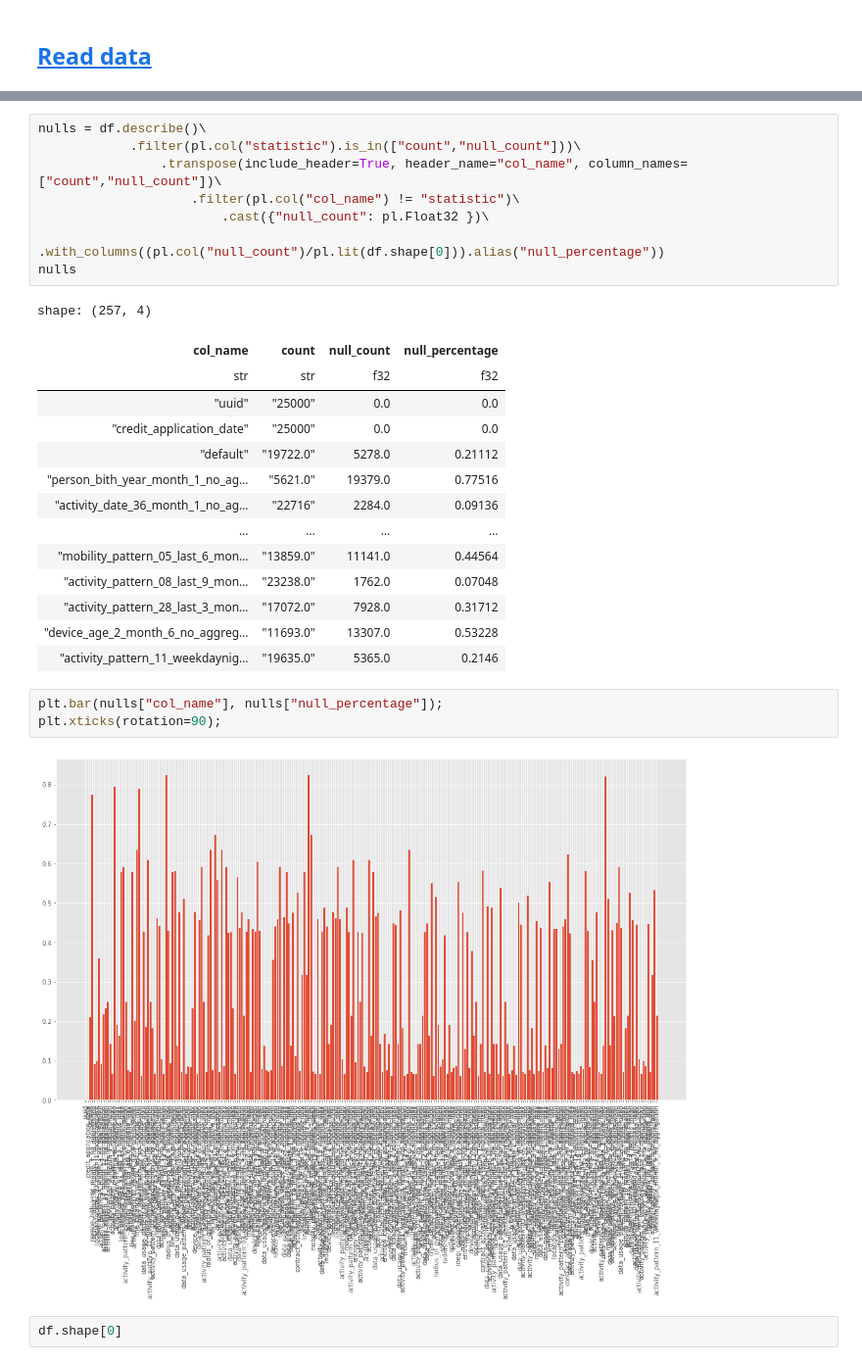
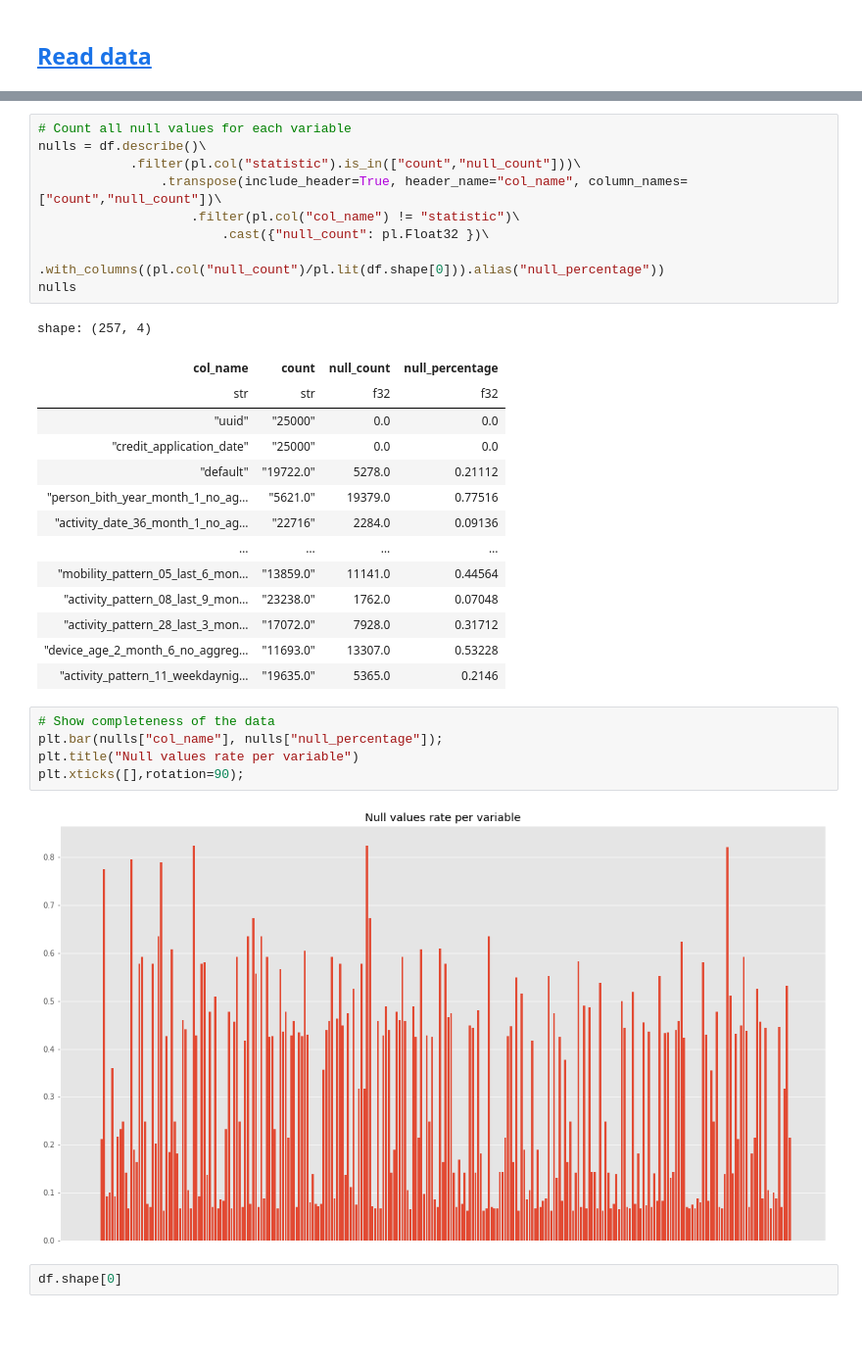
Before and after one commit to Rodma-BR/Loan-default-prediction, a Jupyter notebook: notebooks/EDA.ipynb, the cells around one changed output, grey strips where cells are left out. Shown: that part at 98% size. Cells and saved outputs as stored; diff of their text form; blank space fills up the shorter version.

Commit message:
Add comments and plot titles

```diff
--- a/notebooks/EDA.ipynb
+++ b/notebooks/EDA.ipynb
@@ -150,4 +136,5 @@ shape: (9, 258)
 # %%
+# Count all null values for each variable
 nulls = df.describe()\
             .filter(pl.col("statistic").is_in(["count","null_count"]))\
                 .transpose(include_header=True, header_name="col_name", column_names=["count","null_count"])\
@@ -171,10 +158,12 @@ shape: (257, 4)
 | "device_age_2_month_6_no_aggreg… | "11693.0" | 13307.0 | 0.53228 |
 | "activity_pattern_11_weekdaynig… | "19635.0" | 5365.0 | 0.2146 |
 # %%
+# Show completeness of the data
 plt.bar(nulls["col_name"], nulls["null_percentage"]);
-plt.xticks(rotation=90);
+plt.title("Null values rate per variable")
+plt.xticks([],rotation=90);
 # %% [output]
-[figure, old version]
+[figure, new version]
 # %%
 df.shape[0]
 # %% [output]
```
Also changed, not shown: parts of 9 cells of this notebook.
